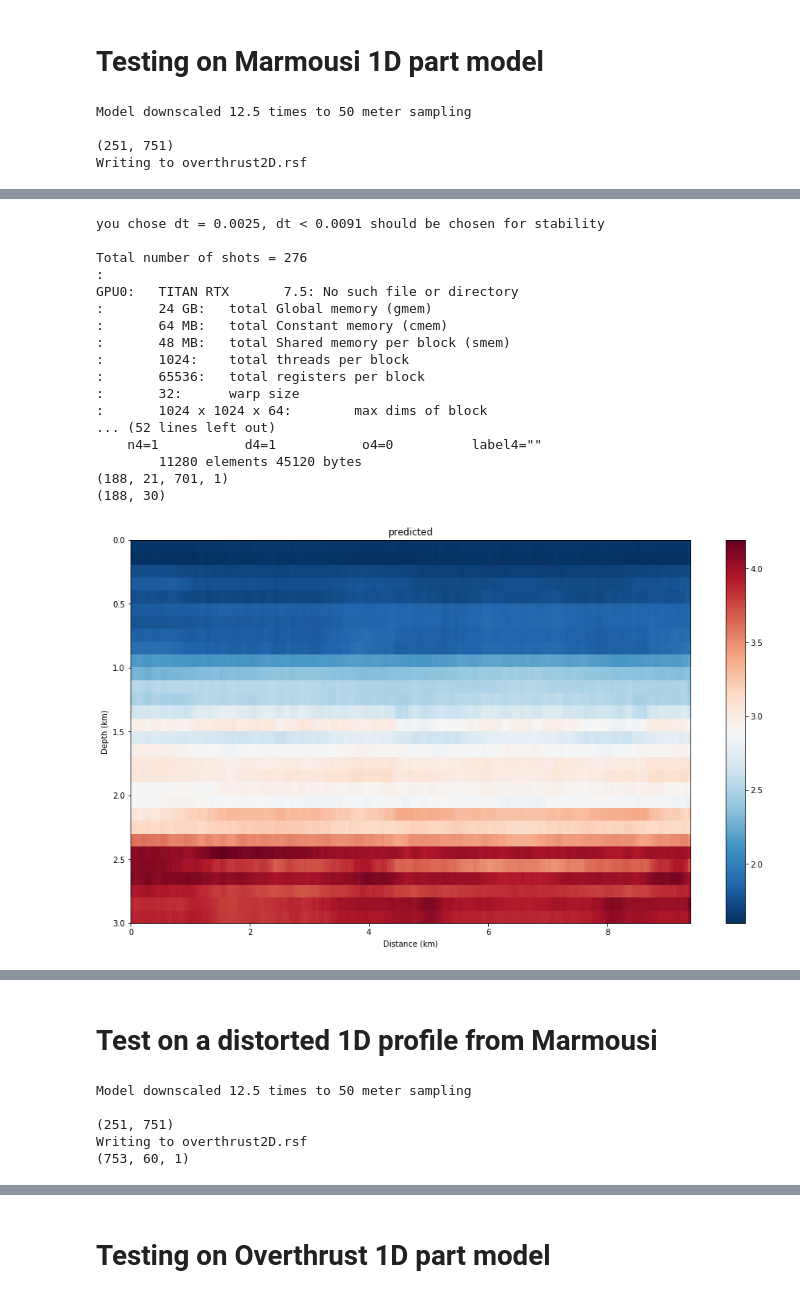
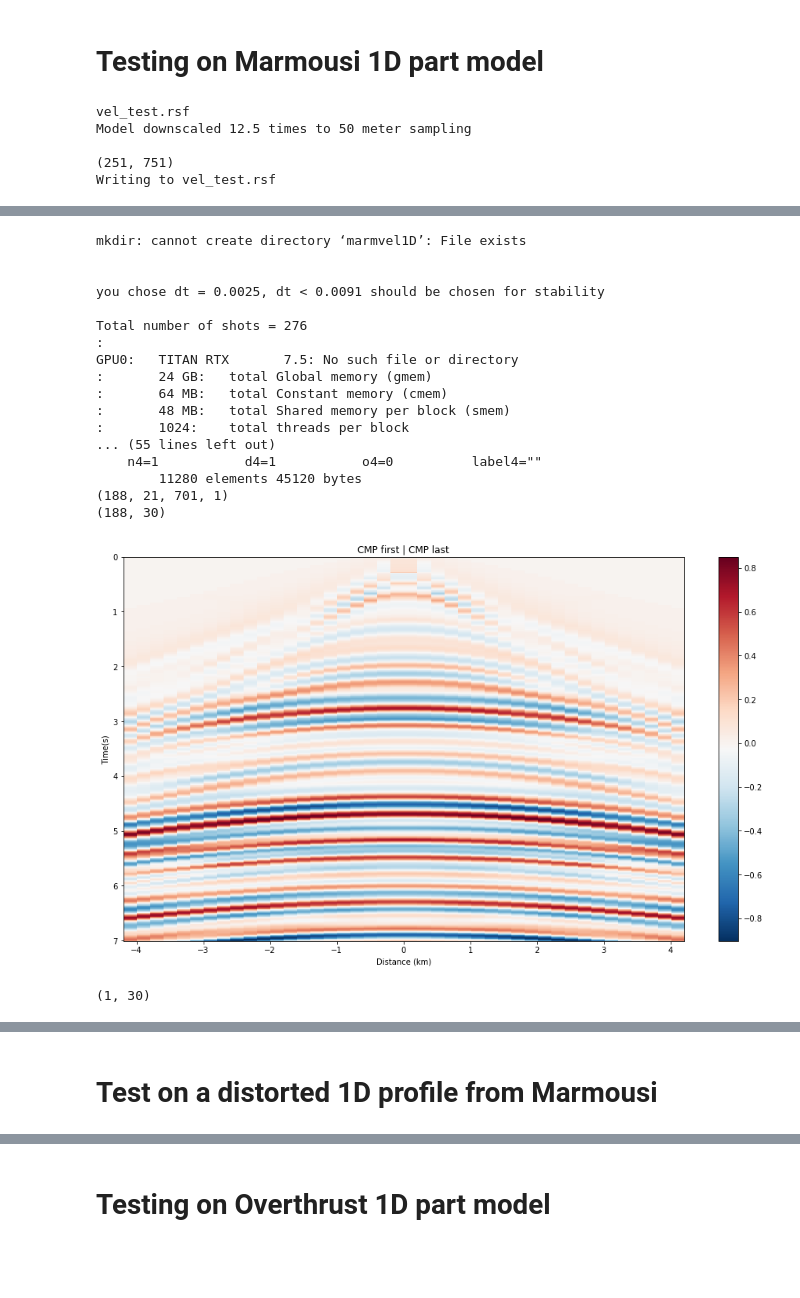
Before and after one commit to vkazei/deeplogs, a Jupyter notebook: data/velocity_logs_from_seismic.ipynb, the cells around one changed output, grey strips where cells are left out. Cells and saved outputs as stored; diff of their text form; code cells hidden in the pictures; blank space fills up the shorter version.

Commit message:
refactoring + tests

```diff
--- a/data/velocity_logs_from_seismic.ipynb
+++ b/data/velocity_logs_from_seismic.ipynb
@@ -200,19 +188,28 @@ sf.Fetch('marm','marmvel.hh')
 #    ## Generating the model
 #    First we create model by augmenting Marmousi II
 
-def generate_model(model_input="marmvel.hh", dx=dx, file_rescaled="marm.rsf", distort_flag=True):
+def generate_model(model_input="marmvel.hh", dx=dx,
+                   file_rescaled="marm.rsf",
+                   stretch_X=None,
+                   distort_flag=True):
     # downscale marmousi
     #def rescale_to_dx(rsf_file_in, rsf_file_out, dx)
     model_orig = sf.Input(model_input)
     # we downscale
     scale_factor = dx / model_orig.float("d1")
-    print(f"Model downscaled {scale_factor} times to {dx} meter sampling \n")
+
     vel = model_orig.read()
     #print(vel.flags)
     print(np.shape(vel))
-    vel = resize(vel[:,:], (np.shape(vel)[0], np.shape(vel)[1]//scale_factor))
+
+    if stretch_X == None:
+        vel = resize(vel[:,:], (np.shape(vel)[0], np.shape(vel)[1]//scale_factor))
+        print(f"Model downscaled {scale_factor} times to {dx} meter sampling \n")
+    else:
+        vel = resize(vel[:,:], (stretch_X*np.shape(vel)[0]//scale_factor, np.shape(vel)[1]//scale_factor))
+        print(f"Model stretched {stretch_X} times to {dx} meter sampling \n")
     print(f"Writing to {file_rescaled}")
-    yy = sf.Output(f"{file_rescaled}")
+    yy = sf.Output(file_rescaled)
     #print(vel.flags)
     # we concatenate horizontally, this is confusing because of flipped axis in madagascar
     vel = np.concatenate((vel,np.flipud(vel),vel), axis = 0)
@@ -307,9 +304,19 @@ print(f"you chose dt = {dt}, dt < {dx/np.max(vel):.4f} should be chosen for stab
 # force stability
 assert dt < dx/np.max(vel)
 
+# ricker wavelet is roughly bounded by 3f_dominant
+# therefore the sampling rate principally acceptable sampling rate would be
+
+central_freq = 3
+print(f"dt from Nyquist criterion is {1/(2*3*central_freq)}")
+
+
+
 jgx = 2
 jsx = jgx
 jdt = 4
+
+print(f"dt chosen for CNN is {jdt*dt}, which is {(1/(3*central_freq))/(jdt*dt)} samples per cycle")
 sxbeg = 5000//dx
 gxbeg = 1000//dx
 szbeg = 2
@@ -323,6 +333,6 @@ you chose dt = 0.0025, dt < 0.0091 should be chosen for stability
 # %%
 # model data and sort into CMPs function
-def generate_rsf_data(model_name="marm.rsf", central_freq=3, dt=dt,
+def generate_rsf_data(model_name="marm.rsf", central_freq=central_freq, dt=dt,
                         nt=nt, sxbeg=sxbeg, gxbeg=gxbeg, szbeg=szbeg,
                         jsx=jsx, jgx=jgx, ns=ns, ng=ng, jdt=jdt,
                         logs_out="logs.rsf", shots_out="shots_cmp.rsf"):
@@ -337,15 +347,13 @@ def generate_rsf_data(model_name="marm.rsf", central_freq=3, dt=dt,
     # cmd("sfgrey < shots.rsf | sfpen")
     # decimate in time and display
     cmd(f"sfput < shots.rsf d3={jgx*dx} > shots_corrected.rsf")
-    # reduce sampling in time 4 times
+    # reduce sampling in time jdt (usually 4) times
     cmd(f"sfwindow < shots_corrected.rsf j1={jdt} > shots_decimated.rsf")
 
     #get size of the model
     model_orig = sf.Input(model_name)
     Nx = model_orig.int("n2")
     print(Nx)
-
-
 
     # sort into cmp gathers and discard odd cmps
     print(f"sfshot2cmp < shots_decimated.rsf half=n | sfwindow j3=2 min3={(-gxbeg+2*sxbeg)*dx} max3={(Nx-(2*sxbeg))*dx} > {shots_out}")
@@ -363,6 +371,7 @@ def generate_rsf_data(model_name="marm.rsf", central_freq=3, dt=dt,
 if generate_rsf_data_flag:
     for iShotBlock in range(2):
         vel=generate_model()
+        plt_nb_T(vel)
         generate_rsf_data()
         if (iShotBlock == 0) and (add_data == False):
             cmd(f"sfcp < shots_cmp.rsf > shots_cmp_full.rsf")
@@ -717,26 +737,28 @@ def test_on_model(model_filename="marmvel1D.hh", distort_flag=False,
 # %%
-test_on_model("marmvel1D.hh")
+test_on_model("marmvel1D")
 # %% [output]
+vel_test.rsf
 Model downscaled 12.5 times to 50 meter sampling
 
 (251, 751)
-Writing to overthrust2D.rsf
+Writing to vel_test.rsf
 [figure]
+mkdir: cannot create directory ‘marmvel1D’: File exists
+
+
 you chose dt = 0.0025, dt < 0.0091 should be chosen for stability
 
 Total number of shots = 276
 :
 GPU0:   TITAN RTX       7.5: No such file or directory
 :       24 GB:   total Global memory (gmem)
 :       64 MB:   total Constant memory (cmem)
 :       48 MB:   total Shared memory per block (smem)
 :       1024:    total threads per block
-:       65536:   total registers per block
-:       32:      warp size
-:       1024 x 1024 x 64:        max dims of block
-... (52 lines left out)
+... (55 lines left out)
     n4=1           d4=1           o4=0          label4=""
         11280 elements 45120 bytes
 (188, 21, 701, 1)
 (188, 30)
-[figure, old version]
+[figure, new version]
+(1, 30)
@@ -744,10 +768,2 @@ GPU0:   TITAN RTX       7.5: No such file or directory
 # %% [markdown]
 # Test on a distorted 1D profile from Marmousi
-# %%
-vel_test = generate_model(model_input="marmvel1D.hh", file_rescaled="overthrust2D.rsf", distort_flag=True)
-# %% [output]
-Model downscaled 12.5 times to 50 meter sampling
-
-(251, 751)
-Writing to overthrust2D.rsf
-(753, 60, 1)
```
Also changed, not shown: parts of 34 cells of this notebook.
